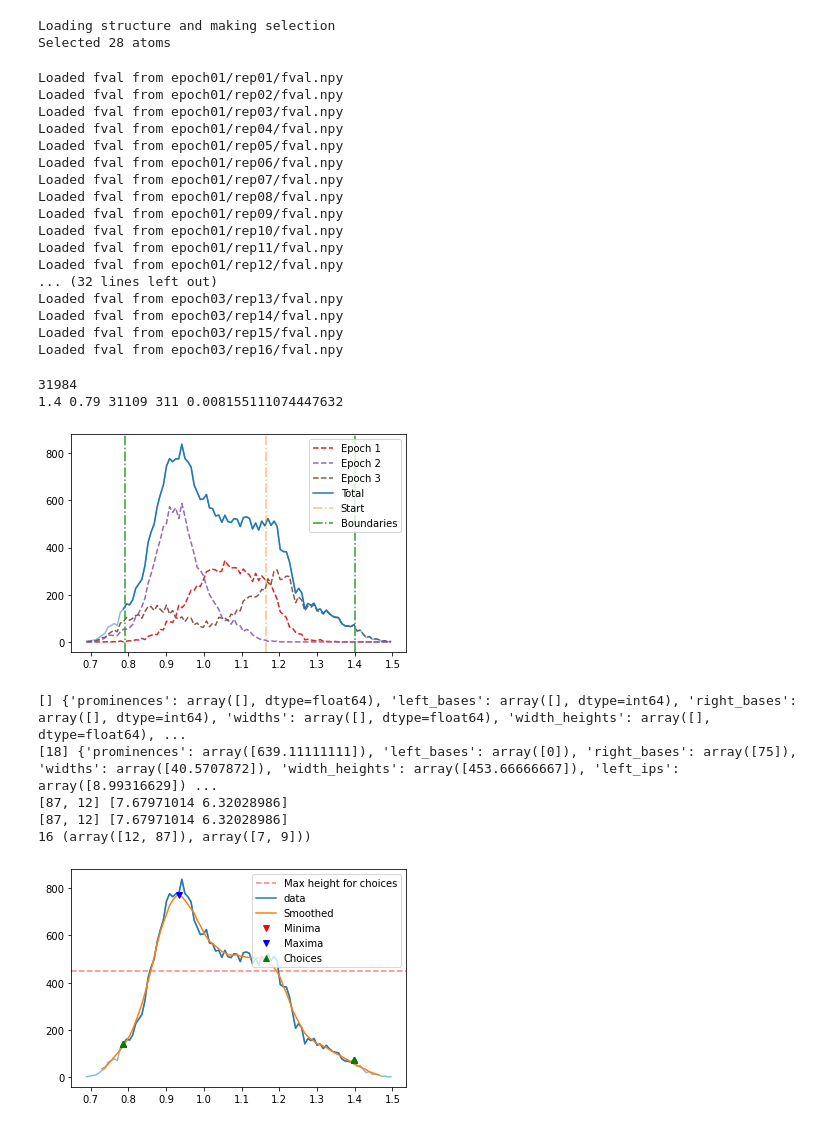
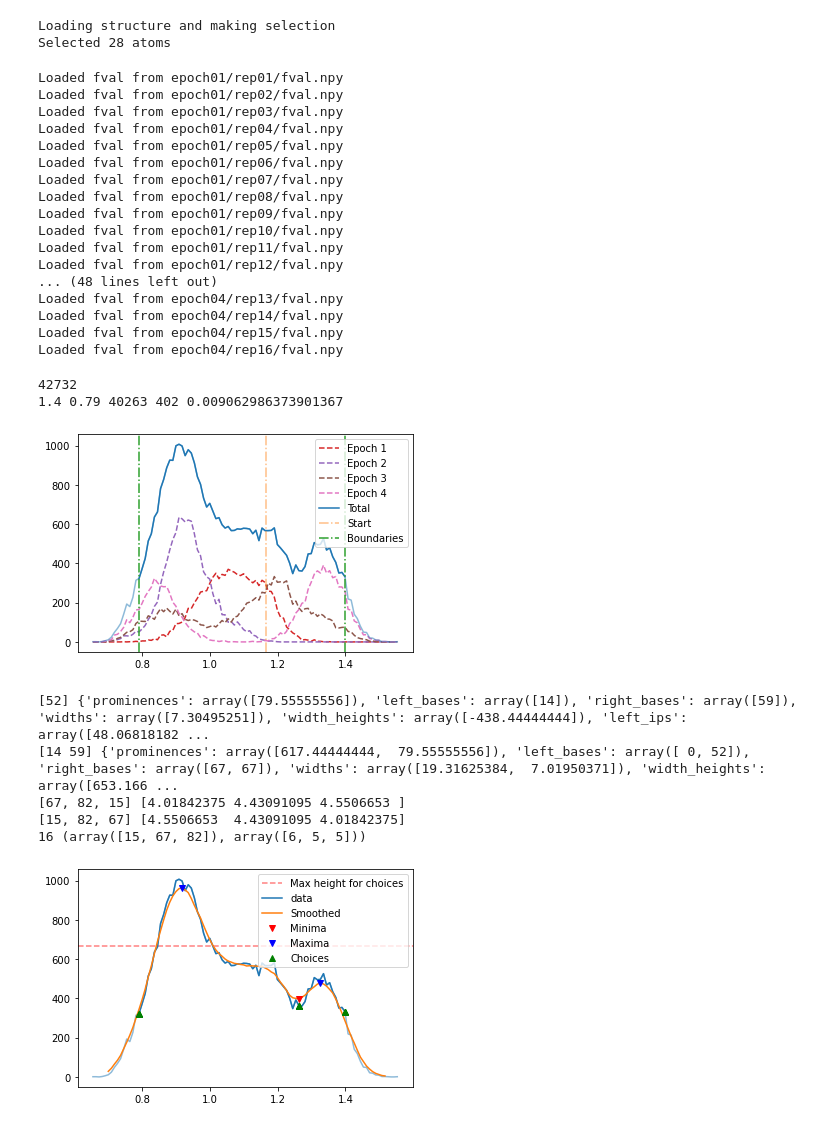
Before and after one commit to molecularmachinist/functional_sampling_tool, a Jupyter notebook: prod/autosampler_notebook.ipynb, the cells around one changed output. Cells and saved outputs as stored; diff of their text form; code cells hidden in the pictures.

```diff
--- a/prod/autosampler_notebook.ipynb
+++ b/prod/autosampler_notebook.ipynb
@@ -30,6 +36,13 @@ def gromacs_command(cmd, *args, input=None, **kwargs):
     with open("output_%s.txt"%cmd, "w") as fout:
         compProc = subp.run(command, stdout=fout, stderr=subp.STDOUT, input=input)
 
+    return compProc.returncode
+
+def rsync_command(send_from, send_to, excludes=[]):
+    command = ["rsync", "--dry-run", "-ravP"]+["--exclude=%s"%e for e in excludes] + [send_from, send_to]
+    compProc = subp.run(command,capture_output=True,text=True)
+    #print(compProc.stdout, compProc.stderr)
+    print(command)
     return compProc.returncode
 
 def init_rep(i):
@@ -183,7 +209,7 @@ print("Selected %d atoms"%len(sel))
 Loading structure and making selection
 Selected 28 atoms
 # %%
-epochs = 3
+epochs = 4
 fval = []
 reps = []
 frms = []
@@ -213,11 +239,11 @@ Loaded fval from epoch01/rep09/fval.npy
 Loaded fval from epoch01/rep10/fval.npy
 Loaded fval from epoch01/rep11/fval.npy
 Loaded fval from epoch01/rep12/fval.npy
-... (32 lines left out)
-Loaded fval from epoch03/rep13/fval.npy
-Loaded fval from epoch03/rep14/fval.npy
-Loaded fval from epoch03/rep15/fval.npy
-Loaded fval from epoch03/rep16/fval.npy
+... (48 lines left out)
+Loaded fval from epoch04/rep13/fval.npy
+Loaded fval from epoch04/rep14/fval.npy
+Loaded fval from epoch04/rep15/fval.npy
+Loaded fval from epoch04/rep16/fval.npy
 # %%
 print(len(fval))
 _largest_val = np.max(fval)
@@ -246,9 +272,9 @@ plt.axvline(maxval, linestyle="-.", color="C2")
 plt.legend()
 plt.show()
 # %% [output]
-31984
-1.4 0.79 31109 311 0.008155111074447632
+42732
+1.4 0.79 40263 402 0.009062986373901367
-[figure, old version]
+[figure, new version]
 # %%
 from math import floor, ceil
 
@@ -272,8 +298,8 @@ def rolling_mean(data, window=10, center = True, fill=np.nan):
 # %%
 _smoothed = rolling_mean(-hist)
 _nanmask = np.isfinite(_smoothed)*mask
-_peaks,_que = scipy.signal.find_peaks(_smoothed[_nanmask], width=10, distance=10)
-_peaks2,_que2 = scipy.signal.find_peaks(-_smoothed[_nanmask], width=10, distance=10)
+_peaks,_que = scipy.signal.find_peaks(_smoothed[_nanmask], width=5, distance=10)
+_peaks2,_que2 = scipy.signal.find_peaks(-_smoothed[_nanmask], width=5, distance=10)
 print(_peaks, _que)
 print(_peaks2, _que2)
 
@@ -316,38 +342,38 @@ print(choices,(_weights*(N-len(choices))))
 _srt_ind = np.argsort(-_weights)
 print([choices[i] for i in _srt_ind],(_weights[_srt_ind]*(N-len(choices))))
 
 # Each point has been added once
 _len_choice = len(choices)
 # Add more depending on weight. Multiplication is floored, so between 0 and _len_choice-1 too few are added
 for i in _srt_ind:
     for j in range(floor(_weights[i]*(N-_len_choice))):
         choices.append(choices[i])
 
 # Fill the rest in sorted order
 for i in range(N-len(choices)):
     choices.append(choices[_srt_ind[i]])
 
 
 print(len(choices), np.unique(choices, return_counts=True))
 
 plt.axhline(_crith, linestyle="--", c="r", alpha=0.5, label="Max height for choices")
 plt.plot(bin_centers, hist, color="C0", alpha=0.5)
 plt.plot(bin_centers[mask], hist[mask], color="C0", label="data")
 plt.plot(bin_centers, -_smoothed, color="C1", label="Smoothed")
 plt.plot(bin_centers[_nanmask][_peaks], -_smoothed[_nanmask][_peaks], "rv", label="Minima")
 plt.plot(bin_centers[_nanmask][_peaks2], -_smoothed[_nanmask][_peaks2], "bv", label="Maxima")
 plt.plot(bin_centers[choices], hist[choices], "g^", label="Choices")
 plt.legend()
 plt.show()
 
 
 chosen_bins=choices
 # %% [output]
-[] {'prominences': array([], dtype=float64), 'left_bases': array([], dtype=int64), 'right_bases': array([], dtype=int64), 'widths': array([], dtype=float64), 'width_heights': array([], dtype=float64), ...
-[18] {'prominences': array([639.11111111]), 'left_bases': array([0]), 'right_bases': array([75]), 'widths': array([40.5707872]), 'width_heights': array([453.66666667]), 'left_ips': array([8.99316629]) ...
-[87, 12] [7.67971014 6.32028986]
-[87, 12] [7.67971014 6.32028986]
-16 (array([12, 87]), array([7, 9]))
+[52] {'prominences': array([79.55555556]), 'left_bases': array([14]), 'right_bases': array([59]), 'widths': array([7.30495251]), 'width_heights': array([-438.44444444]), 'left_ips': array([48.06818182 ...
+[14 59] {'prominences': array([617.44444444,  79.55555556]), 'left_bases': array([ 0, 52]), 'right_bases': array([67, 67]), 'widths': array([19.31625384,  7.01950371]), 'width_heights': array([653.166 ...
+[67, 82, 15] [4.01842375 4.43091095 4.5506653 ]
+[15, 82, 67] [4.5506653  4.43091095 4.01842375]
+16 (array([15, 67, 82]), array([6, 5, 5]))
-[figure, old version]
+[figure, new version]
 # %%
 def choose_frames(chosen_bins):
```
Also changed, not shown: parts of 7 cells of this notebook.
